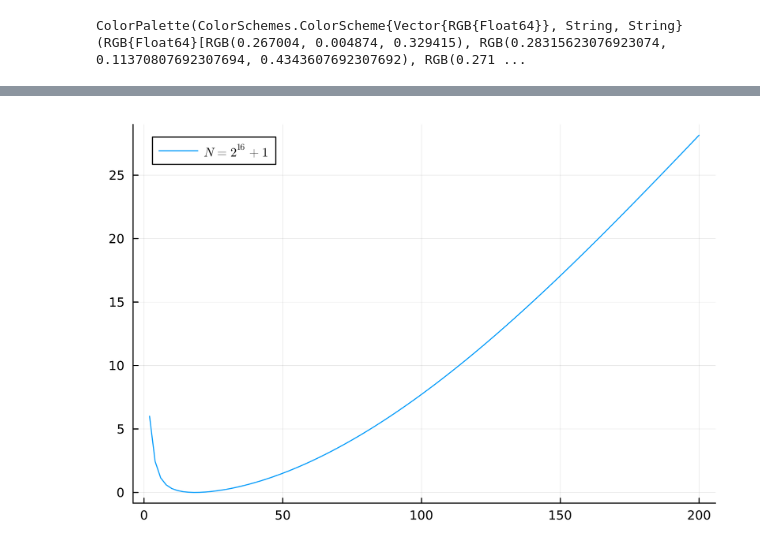
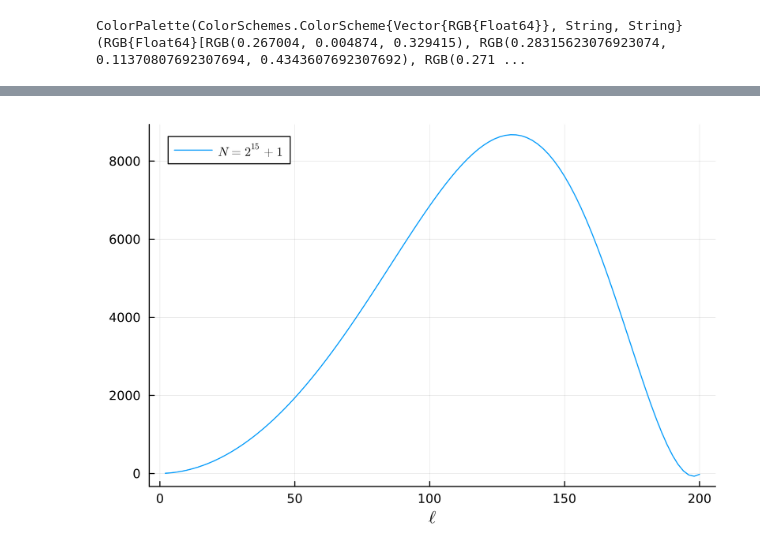
Before and after one commit to anvi-git/3D_Angular_Power_Spectrum, a Jupyter notebook: notebooks/comparisons.ipynb, the cells around one changed output, grey strips where cells are left out. Cells and saved outputs as stored; diff of their text form; code cells hidden in the pictures.

```diff
--- a/notebooks/comparisons.ipynb
+++ b/notebooks/comparisons.ipynb
@@ -89,33 +89,32 @@ Plots.plot!(dpi = 300, legend=true, title = L"S_{\ell}(k_1,k_2)")
 # %%
 S1 = npzread("out/runs/run_2026_06_06_124805/S_l.npy") # 2^5 +1
 S2 = npzread("out/runs/run_2026_06_06_125047/S_l.npy") # 2^6 +1
 S3 = npzread("out/runs/run_2026_06_06_125256/S_l.npy") # 2^7 +1
 S4 = npzread("out/runs/run_2026_06_06_125710/S_l.npy") # 2^8 +1
 S5 = npzread("out/runs/run_2026_06_06_130339/S_l.npy") # 2^9 +1
 S6 = npzread("out/runs/run_2026_06_06_131638/S_l.npy") # 2^10 +1
 S7 = npzread("out/runs/run_2026_06_06_134103/S_l.npy") # 2^11 +1
 S8 = npzread("out/runs/run_2026_06_06_142949/S_l.npy") # 2^12 +1
 S9 = npzread("out/runs/run_2026_06_06_161327/S_l.npy") # 2^13 +1
 S10 = npzread("out/runs/run_2026_06_06_195518/S_l.npy") # 2^14+1
 S11 = npzread("out/runs/run_2026_06_07_033316/S_l.npy") # 2^15+1
 S12 = npzread("out/runs/run_2026_06_09_085000/S_l.npy") # 2^16+1
 
 ℓ = LinRange(2, 200, 100)
 
 #plot(ℓ, S1 .* ℓ .* (ℓ .+ 1) / maximum(S1), linestyle = :auto, label = L" N = 2^5 + 1")
 # plot!(ℓ, S2 .* ℓ .* (ℓ .+ 1) / maximum(S2), linestyle = :auto, label = L" N = 2^6 + 1")
 # plot!(ℓ, S3 .* ℓ .* (ℓ .+ 1) / maximum(S3), linestyle = :auto, label = L" N = 2^7 + 1")
 # plot!(ℓ, S4 .* ℓ .* (ℓ .+ 1) / maximum(S4), linestyle = :auto, label = L" N = 2^8 + 1")
 # plot!(ℓ, S5 .* ℓ .* (ℓ .+ 1) / maximum(S5), linestyle = :auto, label = L" N = 2^9 + 1")
 # plot!(ℓ, S6 .* ℓ .* (ℓ .+ 1) / maximum(S6), linestyle = :auto, label = L" N = 2^{10} + 1")
 # plot!(ℓ, S7 .* ℓ .* (ℓ .+ 1) / maximum(S7), linestyle = :auto, label = L" N = 2^{11} + 1")
 # plot!(ℓ, S8 .* ℓ .* (ℓ .+ 1) / maximum(S8), linestyle = :auto, label = L" N = 2^{12} + 1")
 # plot!(ℓ, S9 .* ℓ .* (ℓ .+ 1) / maximum(S9), linestyle = :auto, label = L" N = 2^{13} + 1")
-#plot(ℓ, S10 .* ℓ .* (ℓ .+ 1) / maximum(S10), linestyle = :auto, label = L" N = 2^{14} + 1")
-#plot(ℓ, S11 .* ℓ .* (ℓ .+ 1) / maximum(S11), label = L" N = 2^{15} + 1")
-#Plots.plot(ℓ, S11 .* ℓ .* (ℓ .+ 1) / maximum(S11), xlabel = L"\ell", label = L" N = 2^{15} + 1")
-Plots.plot(ℓ, S12 .* ℓ .* (ℓ .+ 1) / maximum(S12), label = L" N = 2^{16} + 1")
-Plots.plot!(dpi = 300, legend=true)
+#Plots.plot(ℓ, S10 .* ℓ .* (ℓ .+ 1) / maximum(S10), linestyle = :auto, label = L" N = 2^{14} + 1")
+Plots.plot(ℓ, S11 .* ℓ .* (ℓ .+ 1) / maximum(S11), label = L" N = 2^{15} + 1")
+#Plots.plot!(ℓ, S12 .* ℓ .* (ℓ .+ 1) / maximum(S12), label = L" N = 2^{16} + 1")
+Plots.plot!(xlabel = L"\ell", dpi = 300, legend=true)
 # %% [output]
-[figure, old version]
+[figure, new version]
 # %%
```
Also changed, not shown: parts of 4 cells of this notebook, 4 other files.
